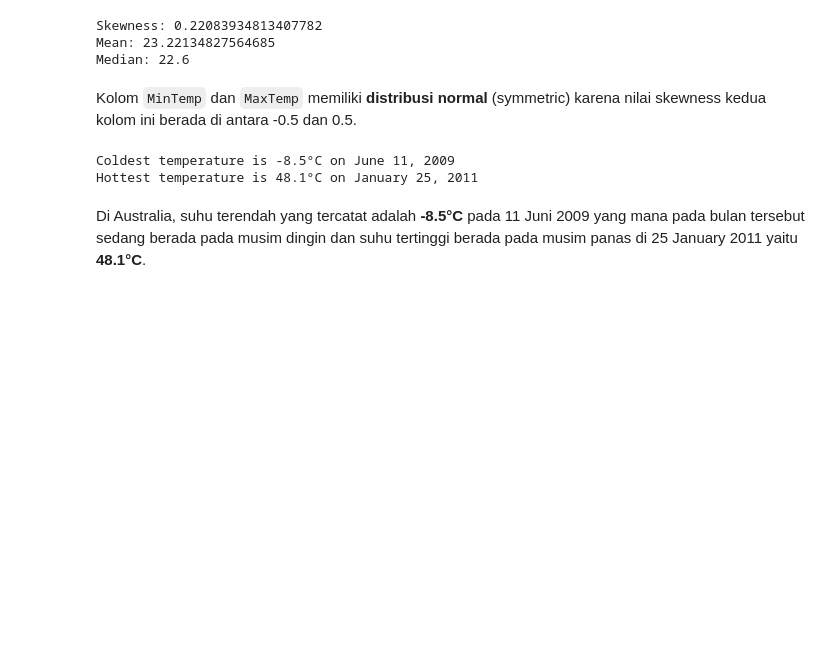
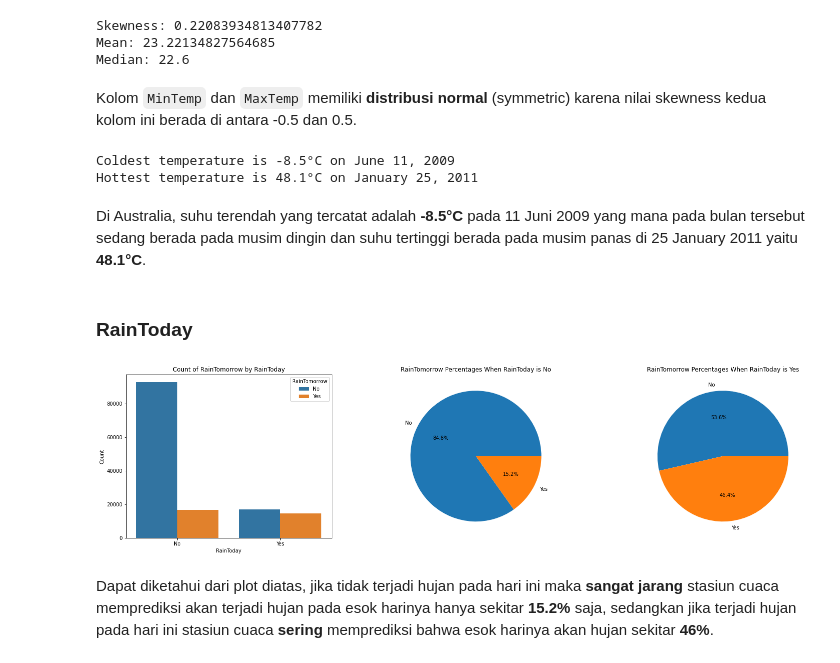
Before and after one commit to Penzragon/h8dsft_P1W1LGSVM, a Jupyter notebook: script.ipynb, the cells around one changed output. Saved outputs shown, nothing was run; the diff lists cells and outputs as text; code cells hidden in the pictures; blank space fills up the shorter version.

```diff
--- a/script.ipynb
+++ b/script.ipynb
@@ -343,3 +335,23 @@ Coldest temperature is -8.5°C on June 11, 2009
 Hottest temperature is 48.1°C on January 25, 2011
 # %% [markdown]
 Di Australia, suhu terendah yang tercatat adalah **-8.5°C** pada 11 Juni 2009 yang mana pada bulan tersebut sedang berada pada musim dingin dan suhu tertinggi berada pada musim panas di 25 January 2011 yaitu **48.1°C**.
+# %% [markdown]
+### RainToday
+# %%
+plt.figure(figsize=(25, 6))
+plt.subplot(1, 3, 1)
+sns.countplot(x='RainToday', data=weather, hue='RainTomorrow')
+plt.title('Count of RainTomorrow by RainToday')
+plt.xlabel('RainToday')
+plt.ylabel('Count')
+plt.subplot(1, 3, 2)
+plt.pie(weather[weather.RainToday == 'No'].RainTomorrow.value_counts(), labels=weather[weather.RainToday == 'No'].RainTomorrow.value_counts().index, autopct='%1.1f%%')
+plt.title('RainTomorrow Percentages When RainToday is No')
+plt.subplot(1, 3, 3)
+plt.pie(weather[weather.RainToday == 'Yes'].RainTomorrow.value_counts(), labels=weather[weather.RainToday == 'Yes'].RainTomorrow.value_counts().index, autopct='%1.1f%%')
+plt.title('RainTomorrow Percentages When RainToday is Yes')
+plt.show()
+# %% [output]
+[figure, added]
+# %% [markdown]
+Dapat diketahui dari plot diatas, jika tidak terjadi hujan pada hari ini maka **sangat jarang** stasiun cuaca memprediksi akan terjadi hujan pada esok harinya hanya sekitar **15.2%** saja, sedangkan jika terjadi hujan pada hari ini stasiun cuaca **sering** memprediksi bahwa esok harinya akan hujan sekitar **46%**.
```
Also changed, not shown: parts of 4 cells of this notebook.
